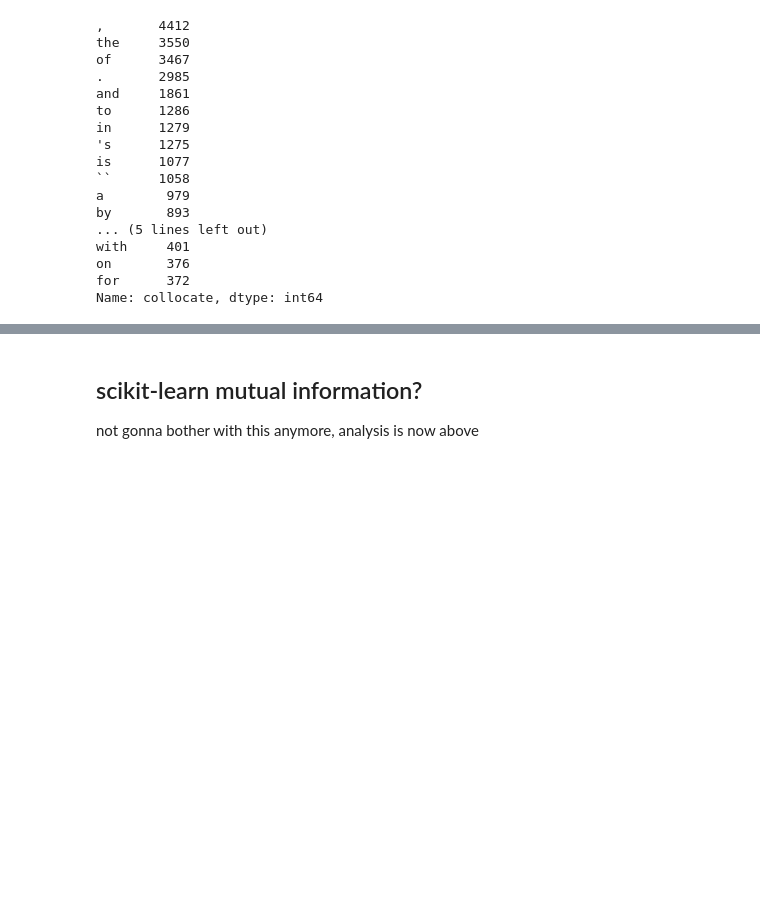
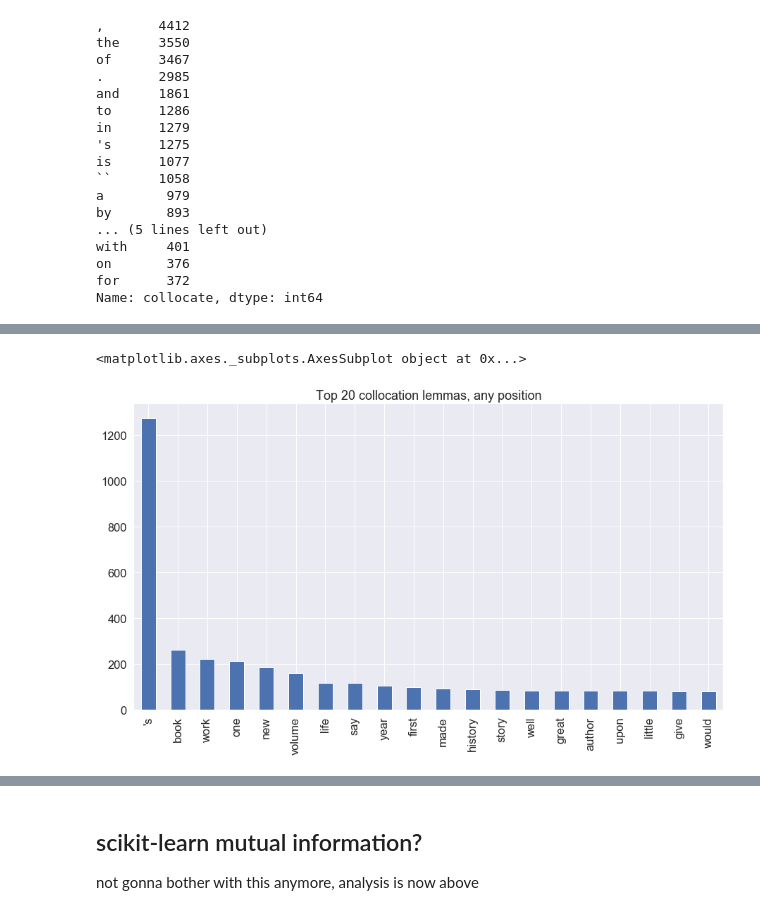
Before and after one commit to mjlavin80/aps_review_classification, a Jupyter notebook: jupyter_notebooks/author_collocations2.ipynb, the cells around one changed output, grey strips where cells are left out. Cells and saved outputs as stored; diff of their text form; code cells hidden in the pictures; blank space fills up the shorter version.

```diff
--- a/jupyter_notebooks/author_collocations2.ipynb
+++ b/jupyter_notebooks/author_collocations2.ipynb
@@ -390,0 +654,2 @@ Name: collocate, dtype: int64
+# %%
+lemmatizer = WordNetLemmatizer()
@@ -390,0 +686,2 @@ Name: collocate, dtype: int64
+# %%
+split_colls_df['lemmas'] = split_colls_df.cleaned.map(lemmatizer.lemmatize)
@@ -390,0 +717,3 @@ Name: collocate, dtype: int64
+# %%
+top20lemmas = split_colls_df.lemmas.value_counts()[3:23]
+top20lemmas
@@ -390,0 +764,5 @@ Name: collocate, dtype: int64
+# %%
+top20lemmas.plot(kind = "bar", figsize = (15, 8), title = "Top 20 collocation lemmas, any position")
+# %% [output]
+<matplotlib.axes._subplots.AxesSubplot object at 0x...>
+[figure, added]
```
Also changed, not shown: parts of 90 cells of this notebook.
